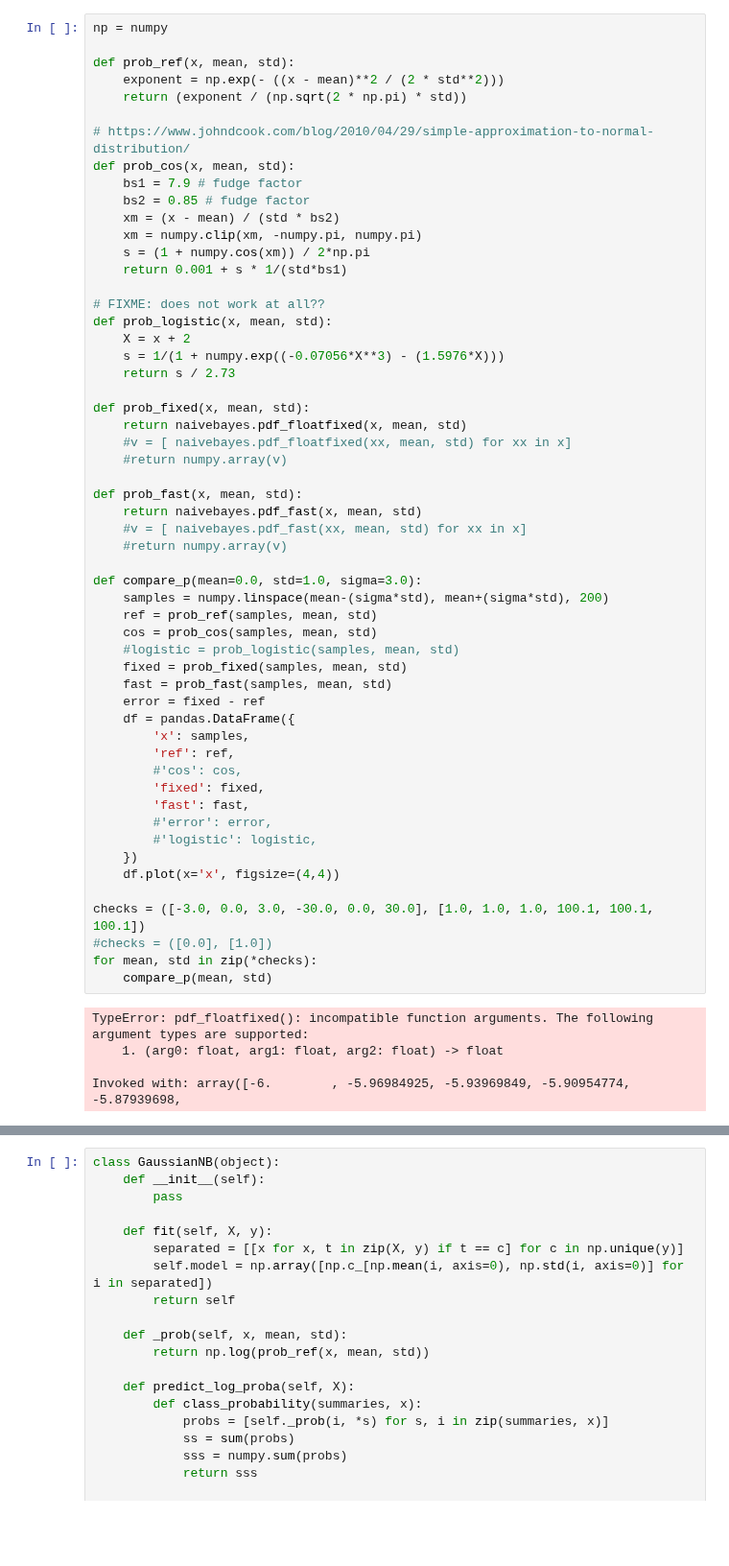
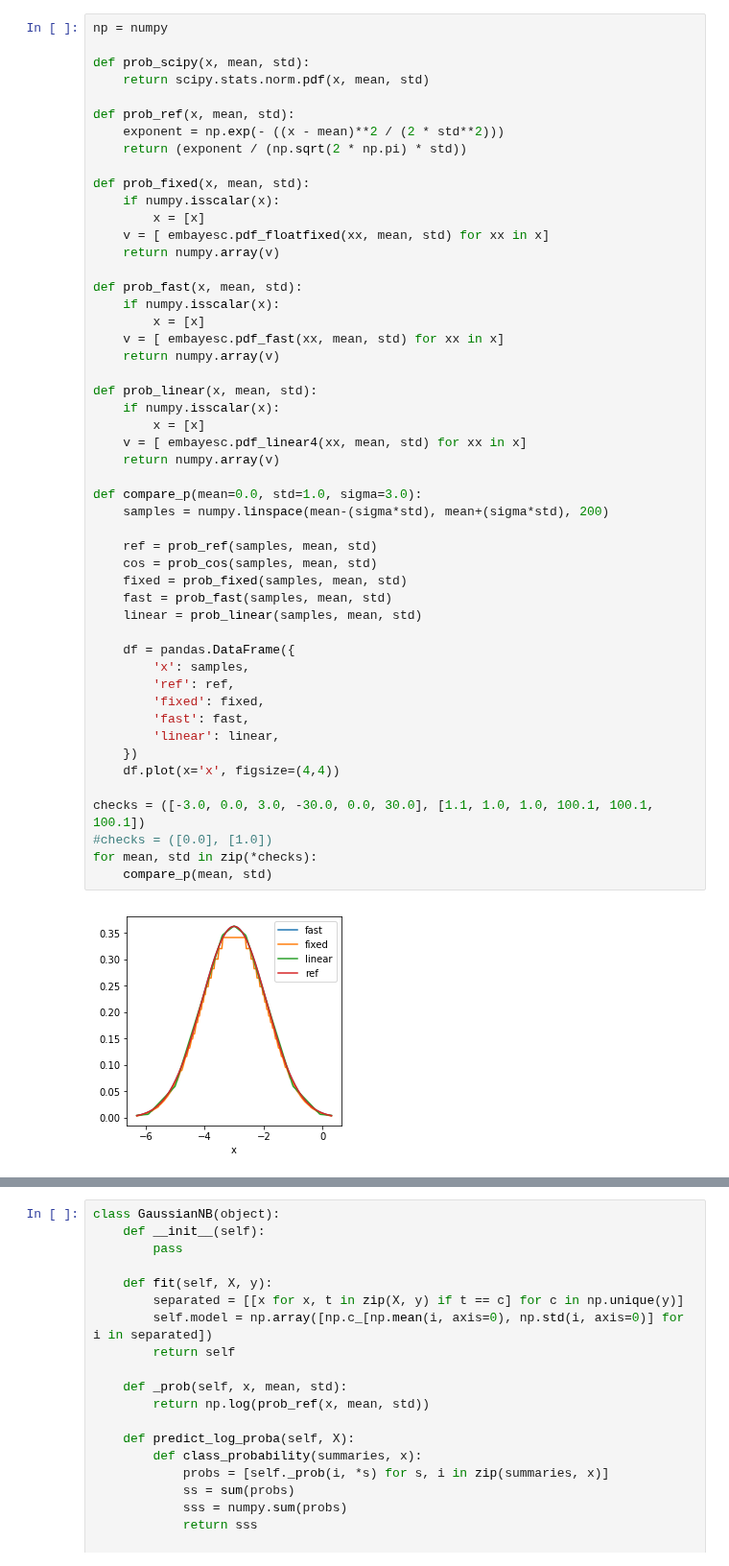
Before and after one commit to jonnor/embeddedml, a Jupyter notebook: NaiveBayes.ipynb, the cells around one changed output, grey strips where cells are left out. Shown at 96% size. Saved outputs shown, nothing was run; the diff lists cells and outputs as text; blank space fills up the shorter version.

```diff
--- a/NaiveBayes.ipynb
+++ b/NaiveBayes.ipynb
@@ -12,60 +13,52 @@ import naivebayes
 # %%
 np = numpy
+
+def prob_scipy(x, mean, std):
+    return scipy.stats.norm.pdf(x, mean, std)
 
 def prob_ref(x, mean, std):
     exponent = np.exp(- ((x - mean)**2 / (2 * std**2)))
     return (exponent / (np.sqrt(2 * np.pi) * std))
 
-# https://www.johndcook.com/blog/2010/04/29/simple-approximation-to-normal-distribution/
-def prob_cos(x, mean, std):
-    bs1 = 7.9 # fudge factor
-    bs2 = 0.85 # fudge factor
-    xm = (x - mean) / (std * bs2)
-    xm = numpy.clip(xm, -numpy.pi, numpy.pi)
-    s = (1 + numpy.cos(xm)) / 2*np.pi
-    return 0.001 + s * 1/(std*bs1)
-
-# FIXME: does not work at all??
-def prob_logistic(x, mean, std):
-    X = x + 2
-    s = 1/(1 + numpy.exp((-0.07056*X**3) - (1.5976*X)))
-    return s / 2.73
-
 def prob_fixed(x, mean, std):
-    return naivebayes.pdf_floatfixed(x, mean, std)
-    #v = [ naivebayes.pdf_floatfixed(xx, mean, std) for xx in x]
-    #return numpy.array(v)
+    if numpy.isscalar(x):
+        x = [x]
+    v = [ embayesc.pdf_floatfixed(xx, mean, std) for xx in x]
+    return numpy.array(v)
 
 def prob_fast(x, mean, std):
-    return naivebayes.pdf_fast(x, mean, std)
-    #v = [ naivebayes.pdf_fast(xx, mean, std) for xx in x]
-    #return numpy.array(v)
+    if numpy.isscalar(x):
+        x = [x]
+    v = [ embayesc.pdf_fast(xx, mean, std) for xx in x]
+    return numpy.array(v)
+
+def prob_linear(x, mean, std):
+    if numpy.isscalar(x):
+        x = [x]
+    v = [ embayesc.pdf_linear4(xx, mean, std) for xx in x]
+    return numpy.array(v)
 
 def compare_p(mean=0.0, std=1.0, sigma=3.0):
     samples = numpy.linspace(mean-(sigma*std), mean+(sigma*std), 200)
+
     ref = prob_ref(samples, mean, std)
     cos = prob_cos(samples, mean, std)
-    #logistic = prob_logistic(samples, mean, std)
     fixed = prob_fixed(samples, mean, std)
     fast = prob_fast(samples, mean, std)
-    error = fixed - ref
+    linear = prob_linear(samples, mean, std)
+
     df = pandas.DataFrame({
         'x': samples,
         'ref': ref,
-        #'cos': cos,
         'fixed': fixed,
         'fast': fast,
-        #'error': error,
-        #'logistic': logistic,
+        'linear': linear,
     })
     df.plot(x='x', figsize=(4,4))
 
-checks = ([-3.0, 0.0, 3.0, -30.0, 0.0, 30.0], [1.0, 1.0, 1.0, 100.1, 100.1, 100.1])
+checks = ([-3.0, 0.0, 3.0, -30.0, 0.0, 30.0], [1.1, 1.0, 1.0, 100.1, 100.1, 100.1])
 #checks = ([0.0], [1.0])
 for mean, std in zip(*checks):
     compare_p(mean, std)
 # %% [output]
-TypeError: pdf_floatfixed(): incompatible function arguments. The following argument types are supported:
-    1. (arg0: float, arg1: float, arg2: float) -> float
-
-Invoked with: array([-6.        , -5.96984925, -5.93969849, -5.90954774, -5.87939698,
+[figure, added]
```
Also changed, not shown: parts of 3 cells of this notebook, 3 other files.
